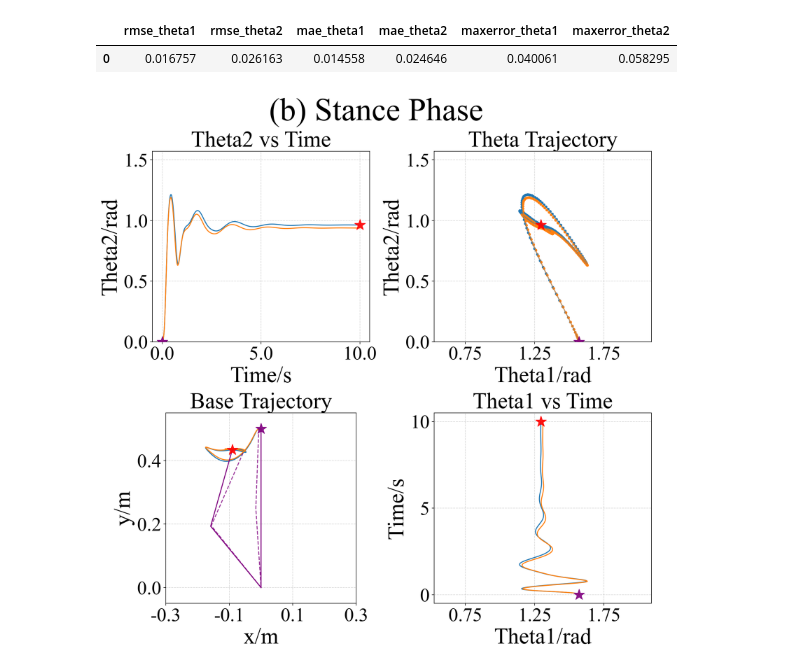
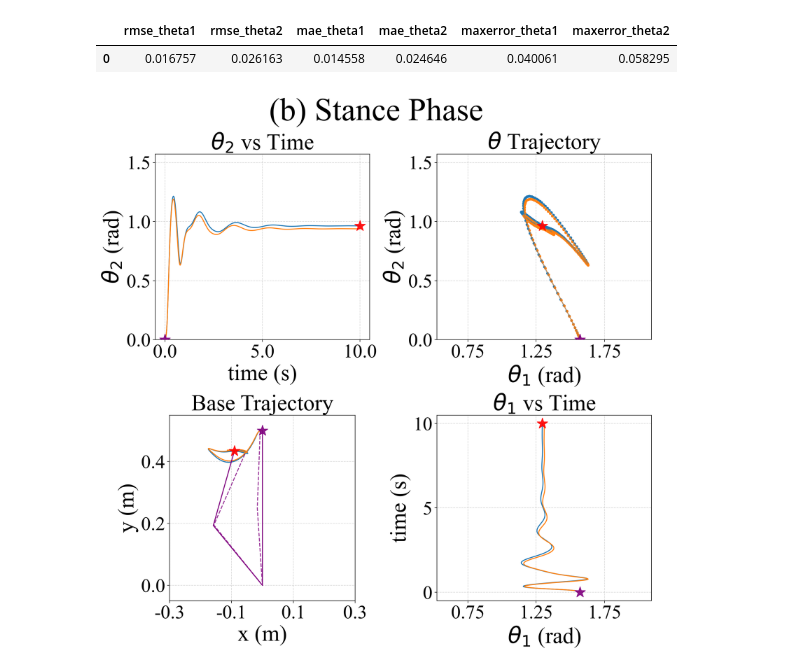
Before and after one commit to fly-pigTH/EquiMus, a Jupyter notebook: src/simulated_verify/dynamic/stance_analysis.ipynb, the cells around one changed output. Drawn from its saved outputs; the diff is of its cells as text; code cells hidden in the pictures.

```diff
--- a/src/simulated_verify/dynamic/stance_analysis.ipynb
+++ b/src/simulated_verify/dynamic/stance_analysis.ipynb
@@ -72,9 +72,9 @@ fig, axs = plt.subplots(2, 2, figsize=(12, 12), dpi=200, constrained_layout=True
 # --- Top left: Time curve ---
 axs[0, 0].plot(t_interp, theta2_sim_interp)
 axs[0, 0].plot(t_interp, theta2_theo_interp)
-axs[0, 0].set_xlabel('Time/s')
-axs[0, 0].set_ylabel('Theta2/rad')
-axs[0, 0].set_title('Theta2 vs Time')
+axs[0, 0].set_xlabel('time (s)')
+axs[0, 0].set_ylabel(r'$\theta_2$ (rad)')
+axs[0, 0].set_title(r'$\theta_2$ vs Time')
 axs[0, 0].grid(True, linestyle='--', alpha=0.5)
 
 # Mark start and end points
@@ -96,9 +96,9 @@ axs[0, 1].scatter(theta1_sim_interp, theta2_sim_interp, s=10)  # Scatter points
 axs[0, 1].plot(theta1_theo_interp, theta2_theo_interp, alpha=0.6)  # Line
 axs[0, 1].scatter(theta1_theo_interp, theta2_theo_interp, s=10)  # Scatter points
 
-axs[0, 1].set_xlabel('Theta1/rad')
-axs[0, 1].set_ylabel('Theta2/rad')
-axs[0, 1].set_title('Theta Trajectory')
+axs[0, 1].set_xlabel(r'$\theta_1$ (rad)')
+axs[0, 1].set_ylabel(r'$\theta_2$ (rad)')
+axs[0, 1].set_title(r'$\theta$ Trajectory')
 axs[0, 1].set_xlim([math.pi/6-edge, math.pi*2/3+edge])
 axs[0, 1].set_ylim([0-edge, math.pi/2+edge])
 
@@ -172,8 +172,8 @@ for index in index_interesting:
 axs[1, 0].scatter(base_x_mujoco[0], base_y_mujoco[0], s=300, color='purple', label='Start Point', marker='*', alpha=0.9, zorder=5)
 axs[1, 0].scatter(base_x_mujoco[-1], base_y_mujoco[-1], s=300, color='red', label='End Point', marker='*', alpha=0.9, zorder=5)
 
-axs[1, 0].set_xlabel('x/m')
-axs[1, 0].set_ylabel('y/m')
+axs[1, 0].set_xlabel('x (m)')
+axs[1, 0].set_ylabel('y (m)')
 
 axs[1, 0].set_xlim([-0.3, 0.3])
 axs[1, 0].set_ylim(np.array([-0.05, 0.55]))
@@ -191,36 +191,36 @@ axs[1, 0].set_title('Base Trajectory')
 axs[1, 1].plot(theta1_sim_interp, t_interp)
 axs[1, 1].plot(theta1_theo_interp, t_interp)
 
-axs[1, 1].set_xlabel('Theta1/rad')
-axs[1, 1].set_ylabel('Time/s')
+axs[1, 1].set_xlabel(r'$\theta_1$ (rad)')
+axs[1, 1].set_ylabel('time (s)')
 
 axs[1, 1].scatter(theta1_sim_interp[0], t_interp[0], s=300, color='purple', marker='*', alpha=0.9, zorder=5)
 axs[1, 1].scatter(theta1_sim_interp[-1], t_interp[-1], s=300, color='red', marker='*', alpha=0.9, zorder=5)
 
-axs[1, 1].set_title('Theta1 vs Time')
+axs[1, 1].set_title(r'$\theta_1$ vs Time')
 axs[1, 1].set_xlim([math.pi/6, math.pi*2/3])
 
 axs[1, 1].grid(True, linestyle='--', alpha=0.5)
 
 axs[1, 1].set_xticks(np.arange(0.75, math.pi*2/3, 0.5))
 axs[1, 1].set_xticklabels([f'{round(i, 2)}' for i in np.arange(0.75, math.pi*2/3, 0.5)])
 axs[1, 1].set_yticks(np.arange(0, 11, 5))
 axs[1, 1].set_yticklabels([f'{round(i, 1)}' for i in np.arange(0, 11, 5)])
 
 # fig.legend(
 #     # loc='upper left',
 #     loc='lower center',
 #     # bbox_to_anchor=(0.23, 0.75),
 #     bbox_to_anchor=(0.5, -0.23),
 #     fontsize=legendSet['fontsize'],
 #     frameon=True,
 #     ncol=5,  # 图例列数，换行自动处理
 # )
 
 fig.suptitle("(b) Stance Phase", fontsize=50)
 plt.show()
 
 # Save
 fig.savefig('figure/stance_phase.png', dpi=200, bbox_inches='tight')
 # %% [output]
-[figure, old version]
+[figure, new version]
```
Also changed, not shown: 55 other files.
